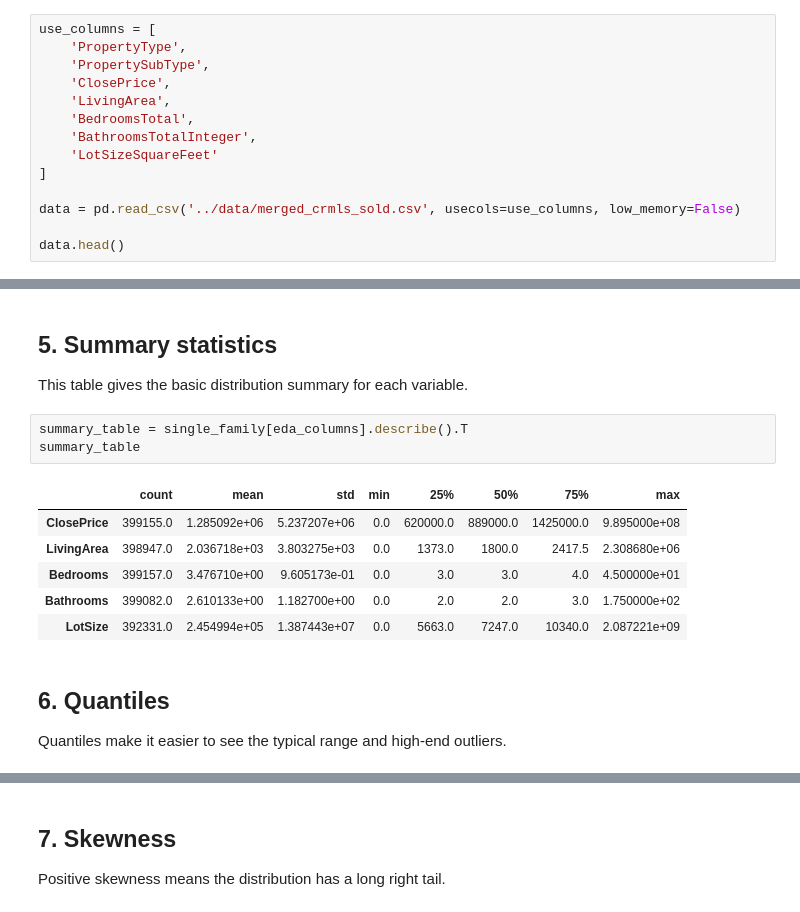
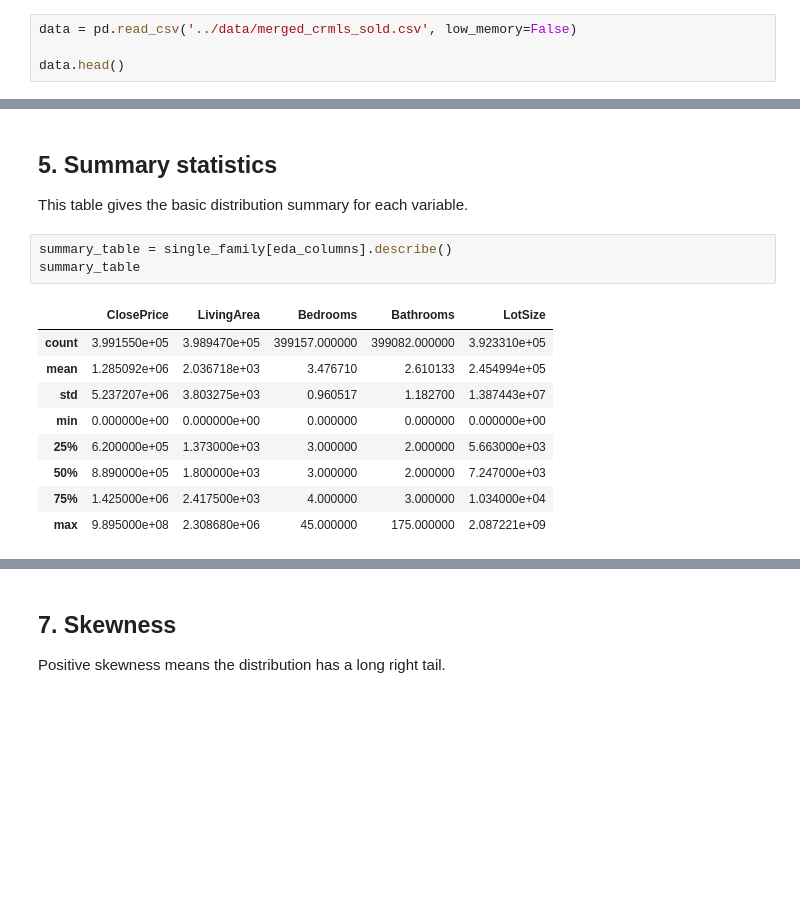
Before and after one commit to ytan48/IDXExchange-DataScience-Internship-26, a Jupyter notebook: notebooks/01_exploration.ipynb, the cells around one changed output, grey strips where cells are left out. Cells and saved outputs as stored; diff of their text form; blank space fills up the shorter version.

```diff
--- a/notebooks/EDA.ipynb
+++ b/notebooks/01_exploration.ipynb
@@ -19,15 +20,5 @@ I only read the columns needed for this EDA
 # %%
-use_columns = [
-    'PropertyType',
-    'PropertySubType',
-    'ClosePrice',
-    'LivingArea',
-    'BedroomsTotal',
-    'BathroomsTotalInteger',
-    'LotSizeSquareFeet'
-]
-
-data = pd.read_csv('../data/merged_crmls_sold.csv', usecols=use_columns, low_memory=False)
+data = pd.read_csv('../data/merged_crmls_sold.csv', low_memory=False)
 
 data.head()
 # %% [output]
@@ -124,16 +119,15 @@ missing_table
 
 This table gives the basic distribution summary for each variable.
 # %%
-summary_table = single_family[eda_columns].describe().T
+summary_table = single_family[eda_columns].describe()
 summary_table
 # %% [output]
-|  | count | mean | std | min | 25% | 50% | 75% | max |
-| ClosePrice | 399155.0 | 1.285092e+06 | 5.237207e+06 | 0.0 | 620000.0 | 889000.0 | 1425000.0 | 9.895000e+08 |
-| LivingArea | 398947.0 | 2.036718e+03 | 3.803275e+03 | 0.0 | 1373.0 | 1800.0 | 2417.5 | 2.308680e+06 |
-| Bedrooms | 399157.0 | 3.476710e+00 | 9.605173e-01 | 0.0 | 3.0 | 3.0 | 4.0 | 4.500000e+01 |
-| Bathrooms | 399082.0 | 2.610133e+00 | 1.182700e+00 | 0.0 | 2.0 | 2.0 | 3.0 | 1.750000e+02 |
-| LotSize | 392331.0 | 2.454994e+05 | 1.387443e+07 | 0.0 | 5663.0 | 7247.0 | 10340.0 | 2.087221e+09 |
+|  | ClosePrice | LivingArea | Bedrooms | Bathrooms | LotSize |
+| count | 3.991550e+05 | 3.989470e+05 | 399157.000000 | 399082.000000 | 3.923310e+05 |
+| mean | 1.285092e+06 | 2.036718e+03 | 3.476710 | 2.610133 | 2.454994e+05 |
+| std | 5.237207e+06 | 3.803275e+03 | 0.960517 | 1.182700 | 1.387443e+07 |
+| min | 0.000000e+00 | 0.000000e+00 | 0.000000 | 0.000000 | 0.000000e+00 |
+| 25% | 6.200000e+05 | 1.373000e+03 | 3.000000 | 2.000000 | 5.663000e+03 |
+| 50% | 8.890000e+05 | 1.800000e+03 | 3.000000 | 2.000000 | 7.247000e+03 |
+| 75% | 1.425000e+06 | 2.417500e+03 | 4.000000 | 3.000000 | 1.034000e+04 |
+| max | 9.895000e+08 | 2.308680e+06 | 45.000000 | 175.000000 | 2.087221e+09 |
-# %% [markdown]
-## 6. Quantiles
-
-Quantiles make it easier to see the typical range and high-end outliers.
```
Also changed, not shown: parts of 14 cells of this notebook, 4 other files.
